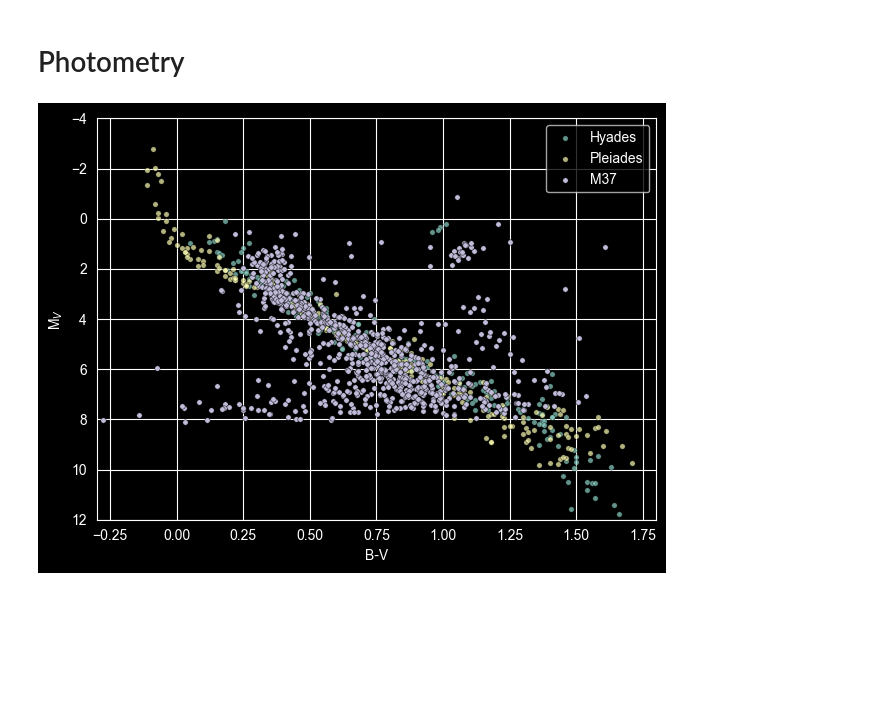
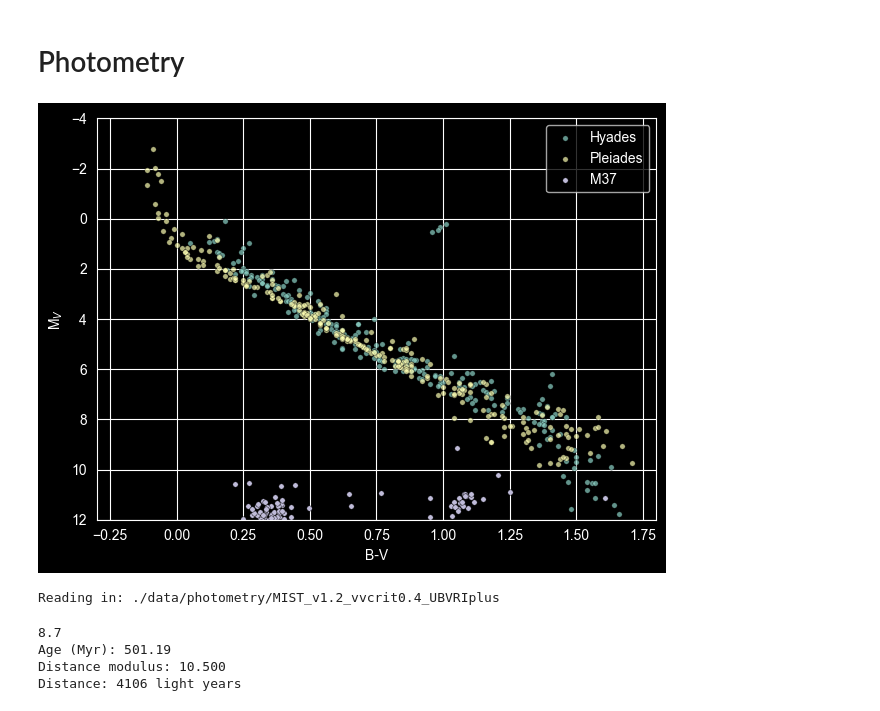
Before and after one commit to KevinLeenaerts/Observational-Astronomy, a Jupyter notebook: Master.ipynb, the cells around one changed output. Cells and saved outputs as stored; diff of their text form; code cells hidden in the pictures; blank space fills up the shorter version.

```diff
--- a/Master.ipynb
+++ b/Master.ipynb
@@ -489,26 +489,30 @@ np.savetxt('./generated/cmd/cmd.txt', np.transpose([Vcal[w],Verr[w],rcal[w],rerr
 # %%
 M37_data = np.loadtxt("./generated/cmd/cmd.txt")
 MVH, BVH = np.loadtxt('./data/photometry/Hyades.txt', usecols=(1,2), unpack=True)
 MVP, BVP = np.loadtxt('./data/photometry/Pleiades.txt', usecols=(1,2), unpack=True)
 
 M37_V, M37_r = M37_data[:, 0], M37_data[:, 2]
 M37_BV = (M37_V - M37_r + 0.11) / 0.48
 
-mag_shift = 10
 
-M37_M_V = M37_V - mag_shift
+M37_M_V = M37_V
 
 sns.scatterplot(x=BVH, y=MVH, s=15, color="C0", edgecolor="black", label="Hyades", alpha=0.7)
 sns.scatterplot(x=BVP, y=MVP, s=15, color="C1", edgecolor="black",label="Pleiades", alpha=0.7)
 sns.scatterplot(x=M37_BV, y=M37_M_V, s=15, color="C2", edgecolor="black", label="M37", alpha=1)
 
 plt.legend(frameon=True)
 plt.xlim(-0.3, 1.8)
 plt.ylim(12,-4)
 plt.xlabel('B-V')
 plt.ylabel(r'M$_V$')
 plt.minorticks_on()
 plt.tight_layout()
 plt.show()
 # %% [output]
-[figure, old version]
+[figure, new version]
+# %%
+import read_mist_models
+isocmd = read_mist_models.ISOCMD('./data/photometry/MIST_v1.2_vvcrit0.4_UBVRIplus')
+# %% [output]
+Reading in: ./data/photometry/MIST_v1.2_vvcrit0.4_UBVRIplus
@@ -514,0 +551,22 @@ plt.show()
+# %%
+initial = [8.7, 10.8]  # log(age), distance modulus
+bounds = [(8.4, 9.0), (10.5, 11.2)]  # physically reasonable ranges
+
+res = minimize(isochrone_error, initial, bounds=bounds)
+
+log_age, mu = res.x
+age_myr = 10**(log_age - 6)
+
+# Distance in parsecs and light years
+distance_pc = 10**((mu + 5)/5)
+distance_ly = distance_pc * 3.26156
+
+print(log_age)
+print(f"Age (Myr): {age_myr:.2f}")
+print(f"Distance modulus: {mu:.3f}")
+print(f"Distance: {distance_ly:.0f} light years")
+# %% [output]
+8.7
+Age (Myr): 501.19
+Distance modulus: 10.500
+Distance: 4106 light years
```
Also changed, not shown: parts of 2 cells of this notebook, 3 other files.
